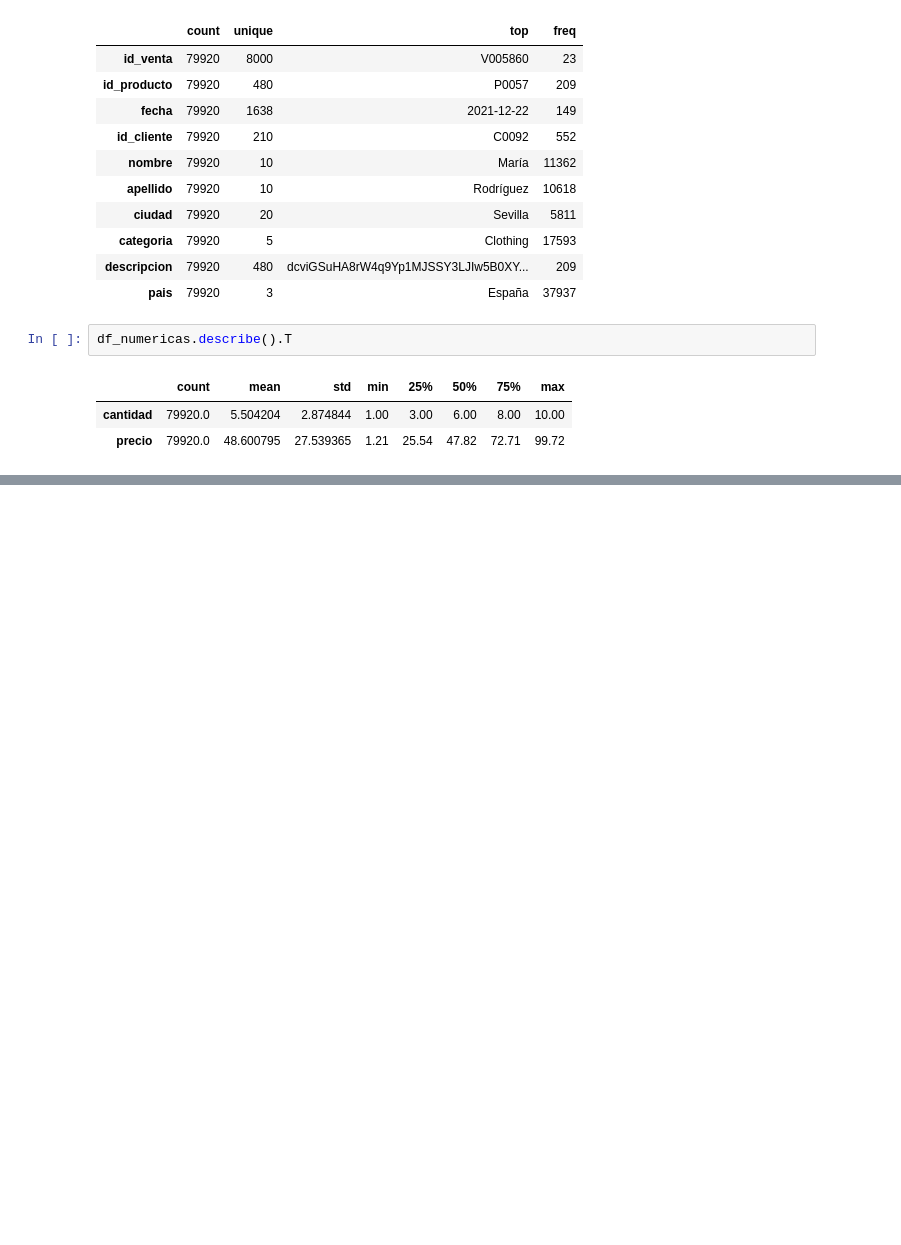
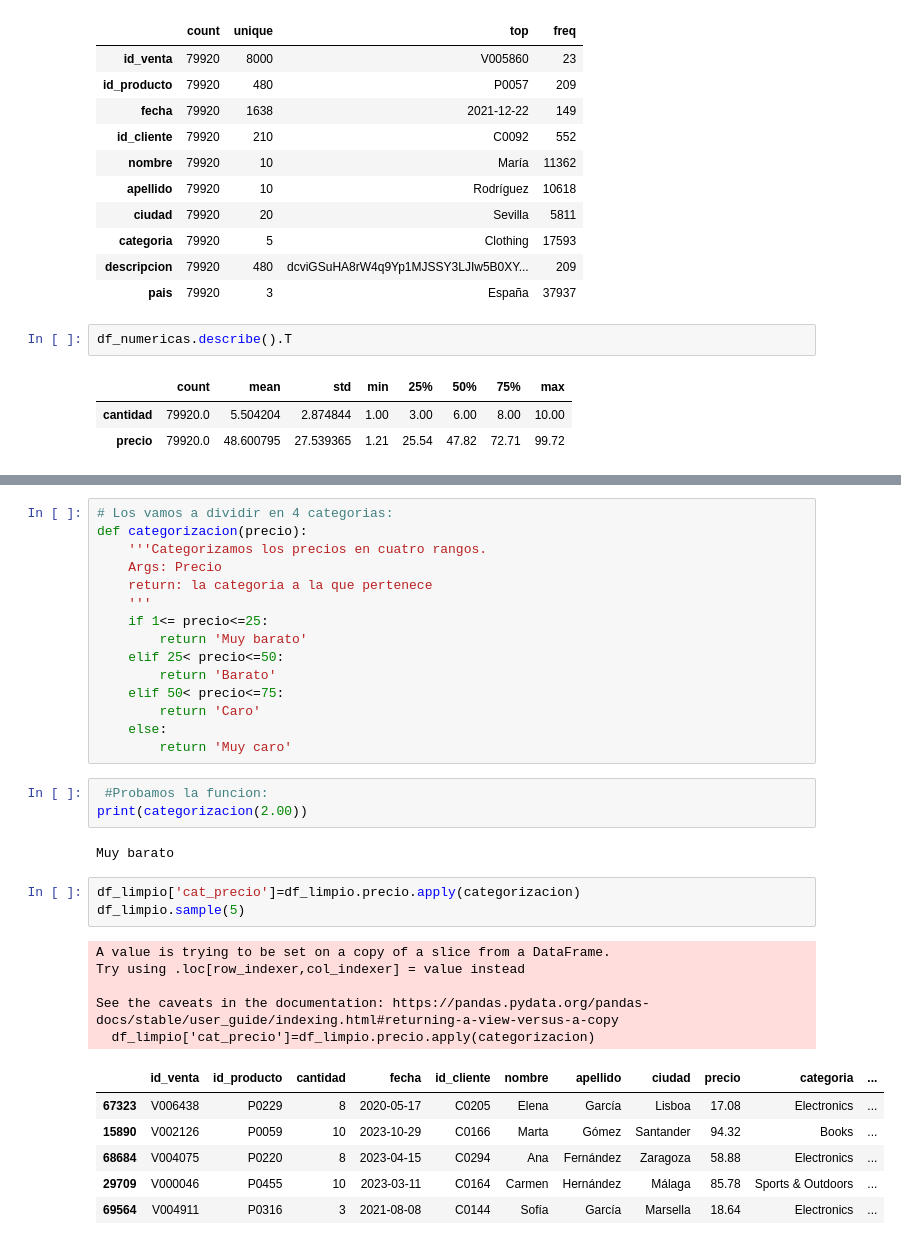
Before and after one commit to Margamtr/Proyect_DTS, a Jupyter notebook: revision_datos.ipynb, the cells around one changed output, grey strips where cells are left out. Saved outputs shown, nothing was run; the diff lists cells and outputs as text; blank space fills up the shorter version.

```diff
--- a/revision_datos.ipynb
+++ b/revision_datos.ipynb
@@ -407,0 +417,35 @@ df_numericas.describe().T
+# %%
+# Los vamos a dividir en 4 categorias:
+def categorizacion(precio):
+    '''Categorizamos los precios en cuatro rangos.
+    Args: Precio
+    return: la categoria a la que pertenece
+    '''
+    if 1<= precio<=25:
+        return 'Muy barato'
+    elif 25< precio<=50:
+        return 'Barato'
+    elif 50< precio<=75:
+        return 'Caro'
+    else:
+        return 'Muy caro'
+# %%
+ #Probamos la funcion:
+print(categorizacion(2.00))
+# %% [output]
+Muy barato
+# %%
+df_limpio['cat_precio']=df_limpio.precio.apply(categorizacion)
+df_limpio.sample(5)
+# %% [output]
+A value is trying to be set on a copy of a slice from a DataFrame.
+Try using .loc[row_indexer,col_indexer] = value instead
+
+See the caveats in the documentation: https://pandas.pydata.org/pandas-docs/stable/user_guide/indexing.html#returning-a-view-versus-a-copy
+  df_limpio['cat_precio']=df_limpio.precio.apply(categorizacion)
+|  | id_venta | id_producto | cantidad | fecha | id_cliente | nombre | apellido | ciudad | precio | categoria | ... |
+| 67323 | V006438 | P0229 | 8 | 2020-05-17 | C0205 | Elena | García | Lisboa | 17.08 | Electronics | ... |
+| 15890 | V002126 | P0059 | 10 | 2023-10-29 | C0166 | Marta | Gómez | Santander | 94.32 | Books | ... |
+| 68684 | V004075 | P0220 | 8 | 2023-04-15 | C0294 | Ana | Fernández | Zaragoza | 58.88 | Electronics | ... |
+| 29709 | V000046 | P0455 | 10 | 2023-03-11 | C0164 | Carmen | Hernández | Málaga | 85.78 | Sports & Outdoors | ... |
+| 69564 | V004911 | P0316 | 3 | 2021-08-08 | C0144 | Sofía | García | Marsella | 18.64 | Electronics | ... |
```
Also changed, not shown: parts of 4 cells of this notebook, 1 other file.
